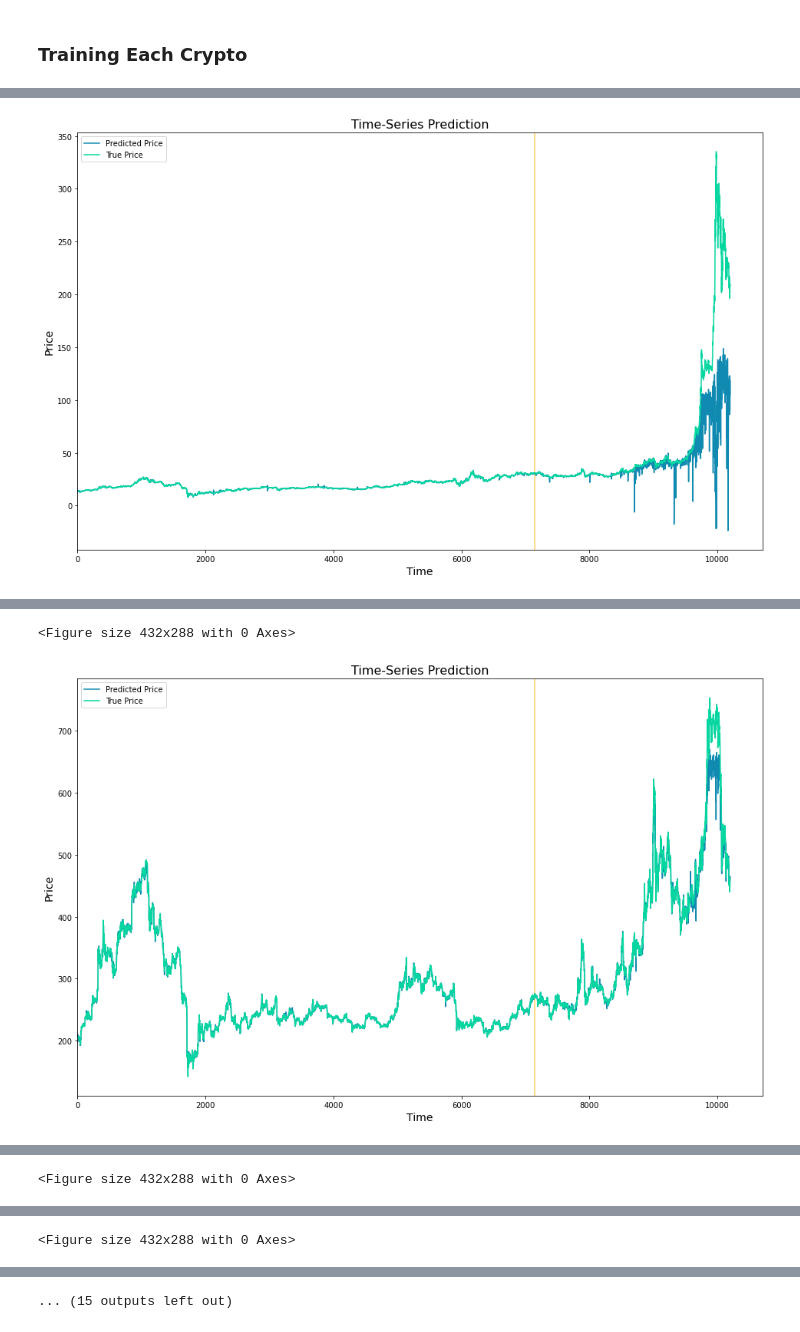
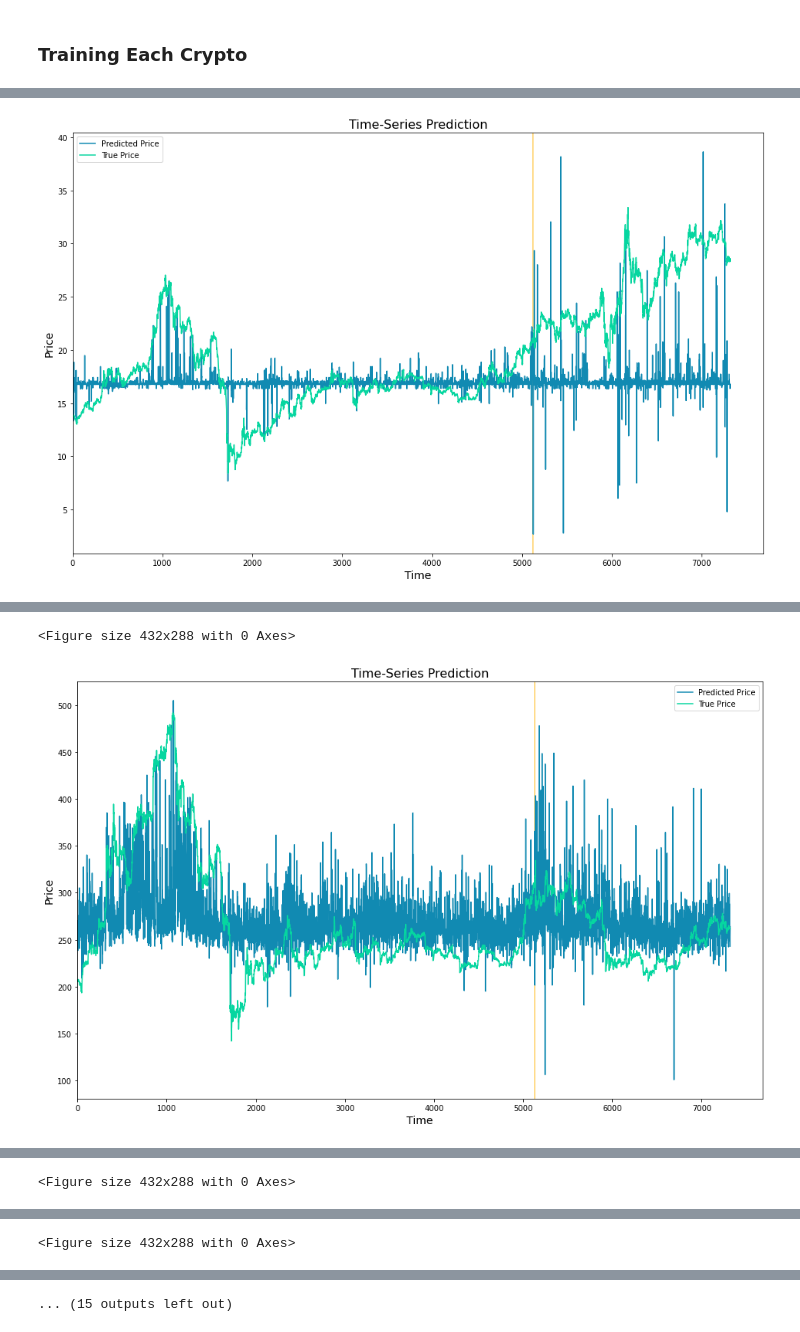
Before and after one commit to kzlecha/comparative-crypto, a Jupyter notebook: Multiple_Models.ipynb, the cells around one changed output, grey strips where cells are left out. Cells and saved outputs as stored; diff of their text form; code cells hidden in the pictures.

```diff
--- a/Multiple_Models.ipynb
+++ b/Multiple_Models.ipynb
@@ -77,10 +77,10 @@ class LSTMCustom(nn.Module):
 Model Parameters
 # %%
 num_epochs = 1000 #1000 epochs
-learning_rate = 0.001 #0.001 lr
+learning_rate = 0.01 #0.001 lr
 
-input_size = 7 #number of features
-hidden_size = 7 #number of features in hidden state
+input_size = 5 #number of features
+hidden_size = 12 #number of features in hidden state
 num_layers = 1 #number of stacked lstm layers
 
 num_classes = 1 #number of output classes
@@ -115,16 +115,16 @@ def train_test_split_tensor(x, y):
 # %%
 def process_data(df):
 
-  # shift the prices - shouldn't need if properly pre-processed
-  df2 = df.copy(deep=True)
-  df['priceUsd'] = df.priceUsd.shift(-1)
-  df = df.iloc[1:-1]
-  df2 = df2.iloc[1:-1]
+  # shift the prices
+  #df2 = df.copy(deep=True)
+  #df2['priceUsd'] = df2.priceUsd.shift(-1)
+  #df = df.iloc[1:-1]
+  #df2 = df2.iloc[1:-1]
 
   # split into x and y
-  x = df.iloc[:, 0:-1]
-  y = df2.iloc[:, 0:1]
-  #y = df.iloc[:,0:1]
+  x = df.iloc[:, 1:-2]
+  #y = df2.iloc[:, 0:1]
+  y = df.iloc[:,-1:]
 
   # transform the data
   x_ss = ss.fit_transform(x)
@@ -165,7 +165,7 @@ def classify(predict, direction):
     for i in range(len(predict)):
         if (predict[i] > predict[i-1]*1.000):
             results.append("positive")
-        elif (predict[i] < predict[i-1]*1.00):
+        elif (predict[i] <= predict[i-1]*1.000):
             results.append("negative")
         else:
             results.append("neutral")
@@ -223,8 +223,8 @@ for filename in [name for name in file_list if file_ending in name]:
 
   df = pd.read_csv(dir_path + filename)
   # remove unused columns
-  #exclude_cols = [1]
-  #df = df.iloc[:, ~df.columns.isin(df.columns[exclude_cols])]
+  exclude_cols = [1]
+  df = df.iloc[:, ~df.columns.isin(df.columns[exclude_cols])]
 
   # define LSTM class
   lstm = LSTMCustom(num_classes, input_size, hidden_size, num_layers, df.shape[1])
@@ -232,8 +232,8 @@ for filename in [name for name in file_list if file_ending in name]:
 
   lstm, cutoff = train(df, lstm)
 
-  df_x_ss = ss.transform(df.iloc[:, 0:-1]) #old transformers
-  df_y_mm = mm.transform(df.iloc[:, 0:1]) #old transformers
+  df_x_ss = ss.transform(df.iloc[:, 1:-2]) #old transformers
+  df_y_mm = mm.transform(df.iloc[:, -1:]) #old transformers
 
   df_x_ss = Variable(torch.Tensor(df_x_ss)) #converting to Tensors
   df_y_mm = Variable(torch.Tensor(df_y_mm))
@@ -247,16 +247,16 @@ for filename in [name for name in file_list if file_ending in name]:
 
   data_predict = mm.inverse_transform(data_predict) #reverse transformation
   #print(df.iloc[cutoff:].priceDirection.reset_index(drop=True))
+
   accuracy = classify(data_predict[cutoff:], df.iloc[cutoff:].priceDirection.reset_index(drop=True))
   print(accuracy)
-  print(df.head())
   dataY_plot = mm.inverse_transform(dataY_plot)
 
   plot_name = f"{crypto_name}.png"
   plot_time_series(data_predict, dataY_plot, cutoff, plot_name)
 
-  model_name = f"{crypto_name}.pth"
-  torch.save(lstm.state_dict(), model_name)
+  #model_name = f"{crypto_name}.pth"
+  #torch.save(lstm.state_dict(), model_name)
 
   results.append([filename, num_epochs, learning_rate, accuracy])
 # %% [output]
@@ -280,2 +281,2 @@ Epoch: 900, loss: 0.00000
-[figure, old version]
+[figure, new version]
 bitcoin-cashhourly.csv
@@ -298,3 +300,3 @@ Epoch: 900, loss: 0.00002
 <Figure size 432x288 with 0 Axes>
-[figure, old version]
+[figure, new version]
 bitcoinhourly.csv
```
Also changed, not shown: parts of 3 cells of this notebook, 20 other files.
